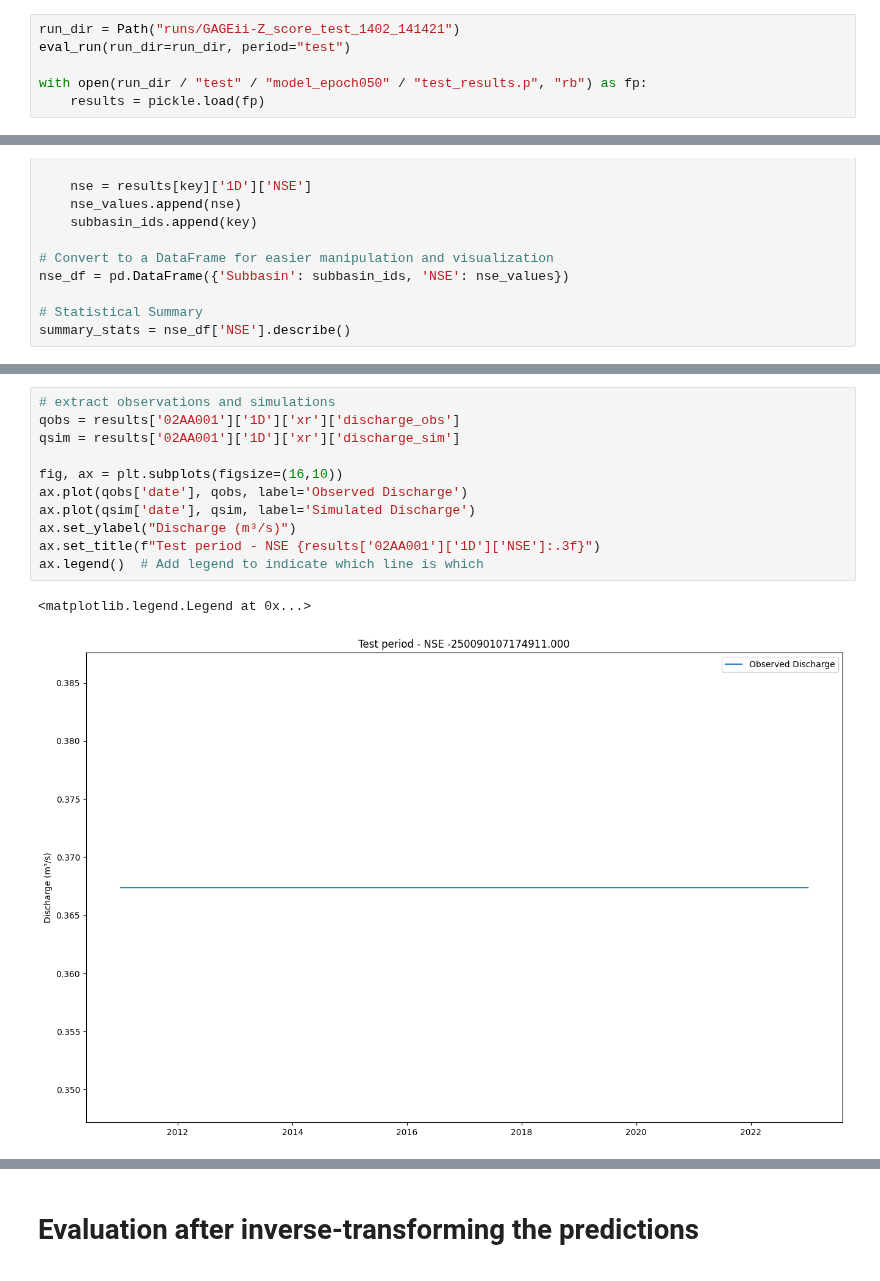
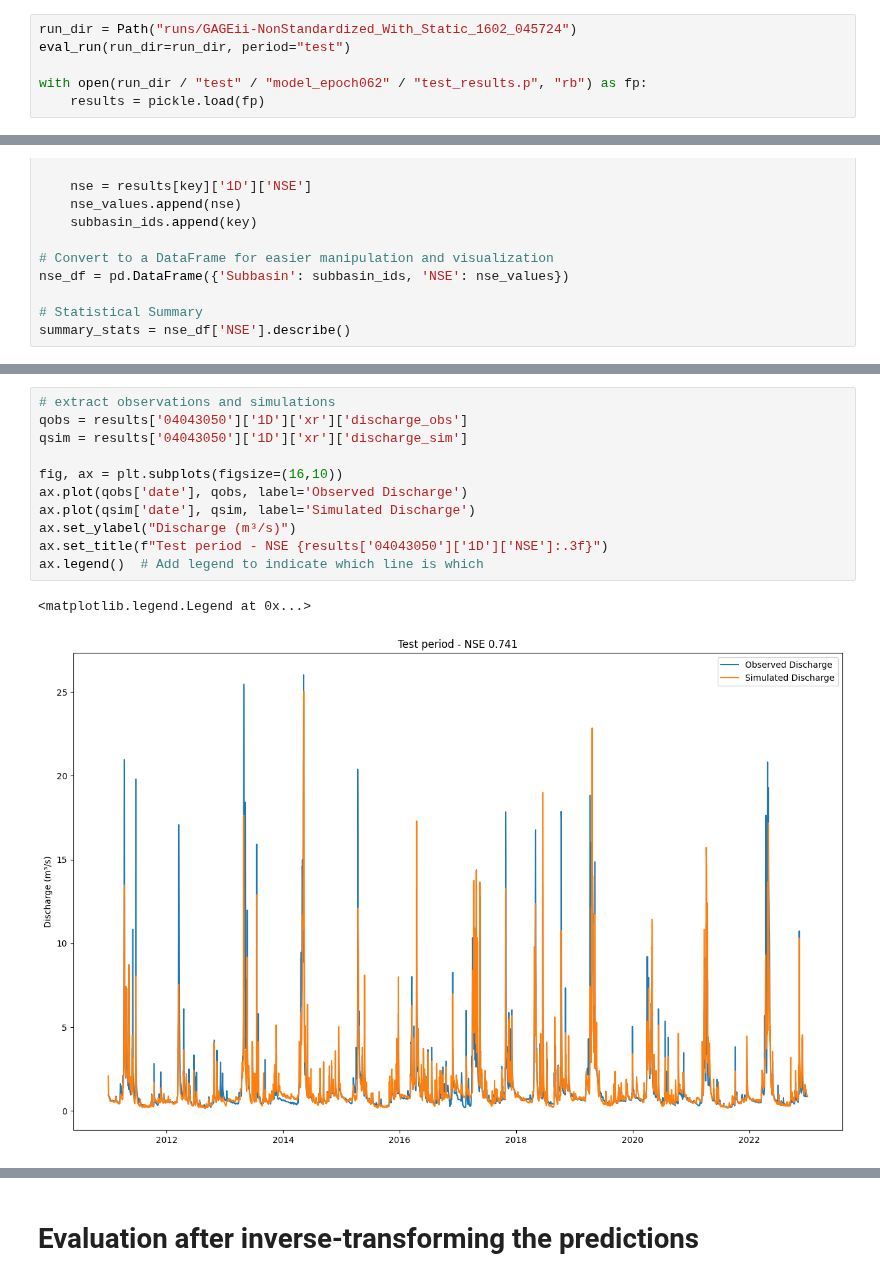
Before and after one commit to yunsupark1120/GAGEii_modeling, a Jupyter notebook: model_training.ipynb, the cells around one changed output, grey strips where cells are left out. Drawn from its saved outputs; the diff is of its cells as text.

Commit message:
training result recorded

```diff
--- a/model_training.ipynb
+++ b/model_training.ipynb
@@ -31,9 +33,9 @@ start_run(config_file=Path('config.yml'))
 # %% [markdown]
 # Evaluation
 # %%
-run_dir = Path("runs/GAGEii-Z_score_test_1402_141421")
+run_dir = Path("runs/GAGEii-NonStandardized_With_Static_1602_045724")
 eval_run(run_dir=run_dir, period="test")
 
-with open(run_dir / "test" / "model_epoch050" / "test_results.p", "rb") as fp:
+with open(run_dir / "test" / "model_epoch062" / "test_results.p", "rb") as fp:
     results = pickle.load(fp)
 # %% [output]
@@ -113,14 +125,14 @@ plt.show()
 # %%
 # extract observations and simulations
-qobs = results['02AA001']['1D']['xr']['discharge_obs']
-qsim = results['02AA001']['1D']['xr']['discharge_sim']
+qobs = results['04043050']['1D']['xr']['discharge_obs']
+qsim = results['04043050']['1D']['xr']['discharge_sim']
 
 fig, ax = plt.subplots(figsize=(16,10))
 ax.plot(qobs['date'], qobs, label='Observed Discharge')
 ax.plot(qsim['date'], qsim, label='Simulated Discharge')
 ax.set_ylabel("Discharge (m³/s)")
-ax.set_title(f"Test period - NSE {results['02AA001']['1D']['NSE']:.3f}")
+ax.set_title(f"Test period - NSE {results['04043050']['1D']['NSE']:.3f}")
 ax.legend()  # Add legend to indicate which line is which
 # %% [output]
 <matplotlib.legend.Legend at 0x...>
-[figure, old version]
+[figure, new version]
```
Also changed, not shown: parts of 30 cells of this notebook, 12 other files.
